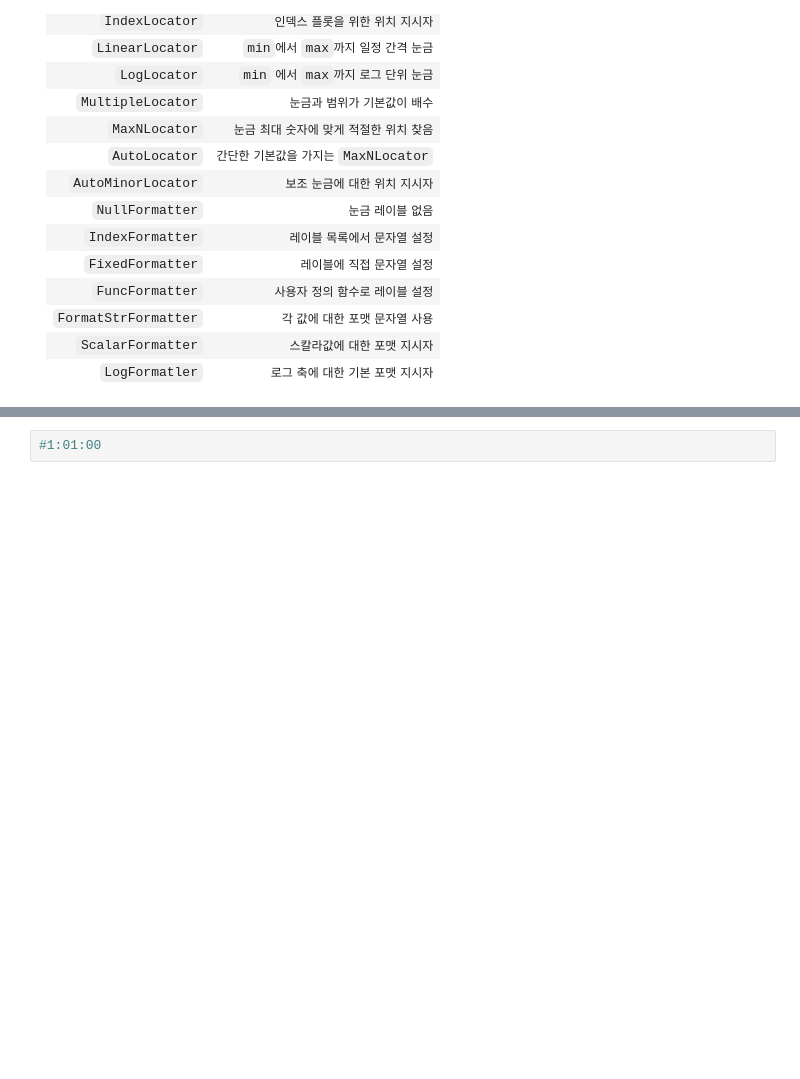
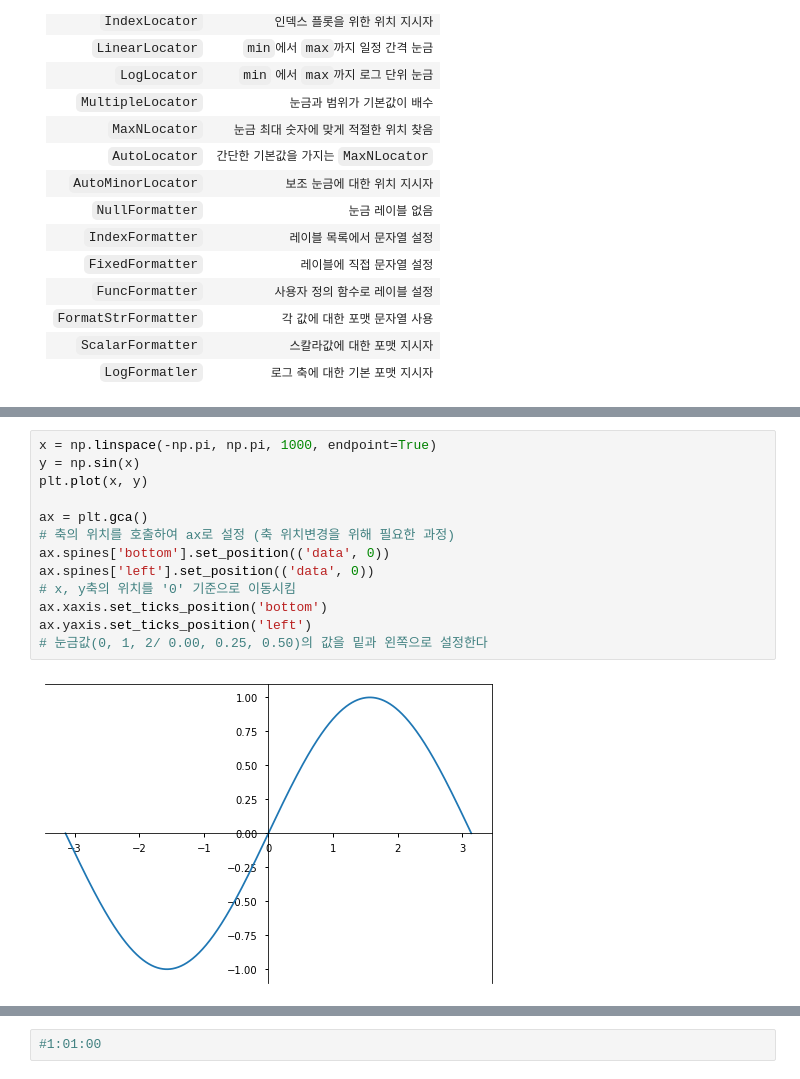
Before and after one commit to unknown-jun/Data-Visualization, a Jupyter notebook: matplotlib/Matplotlib_Lecture.ipynb, the cells around one changed output, grey strips where cells are left out. Drawn from its saved outputs; the diff is of its cells as text; blank space fills up the shorter version.

```diff
--- a/matplotlib/Matplotlib_Lecture.ipynb
+++ b/matplotlib/Matplotlib_Lecture.ipynb
@@ -423,0 +446,15 @@ plt.annotate("incorrect value", (40, 30), xytext=(50, 40), arrowprops=dict(arrow
+# %%
+x = np.linspace(-np.pi, np.pi, 1000, endpoint=True)
+y = np.sin(x)
+plt.plot(x, y)
+
+ax = plt.gca()
+# 축의 위치를 호출하여 ax로 설정 (축 위치변경을 위해 필요한 과정)
+ax.spines['bottom'].set_position(('data', 0))
+ax.spines['left'].set_position(('data', 0))
+# x, y축의 위치를 '0' 기준으로 이동시킴
+ax.xaxis.set_ticks_position('bottom')
+ax.yaxis.set_ticks_position('left')
+# 눈금값(0, 1, 2/ 0.00, 0.25, 0.50)의 값을 밑과 왼쪽으로 설정한다
+# %% [output]
+[figure, added]
```
Also changed, not shown: parts of 46 cells of this notebook.
